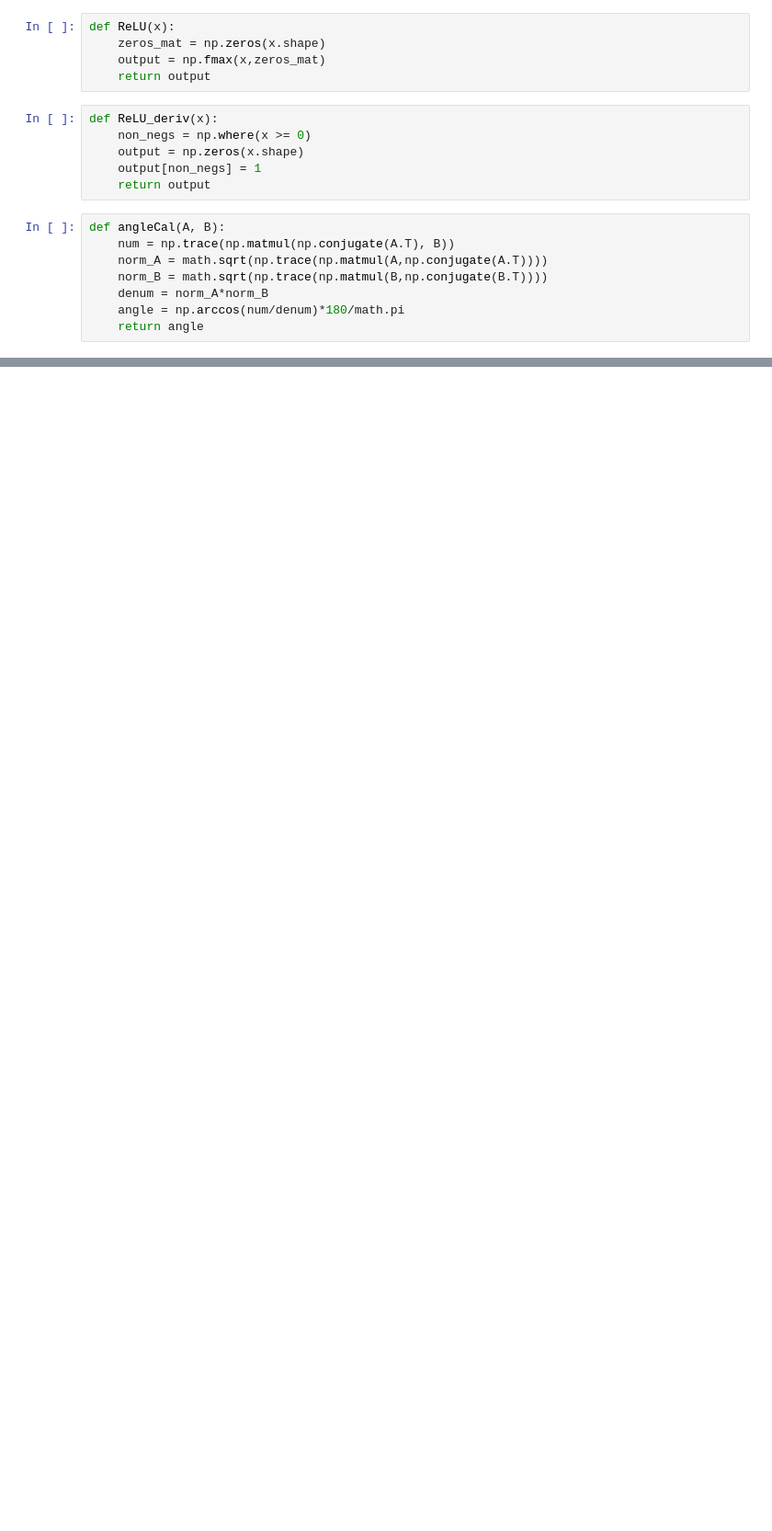
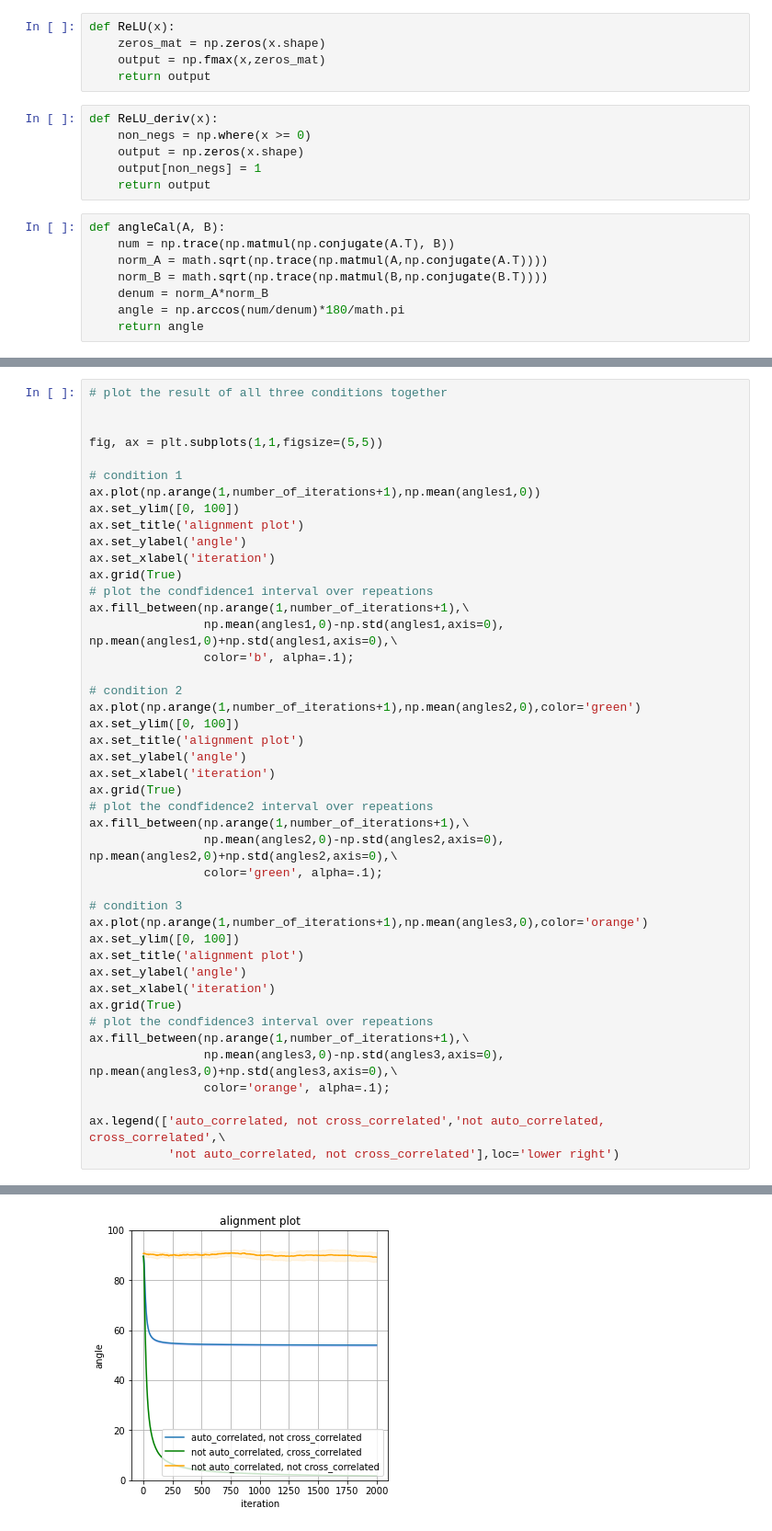
Before and after one commit to ARMINPAN/Advance-Neuroscience-FInal-Project, a Jupyter notebook: Main.ipynb, the cells around one changed output, grey strips where cells are left out. Shown at 92% size. Drawn from its saved outputs; the diff is of its cells as text; blank space fills up the shorter version.

```diff
--- a/Main.ipynb
+++ b/Main.ipynb
@@ -202,0 +227,45 @@ ax.plot(np.arange(1,number_of_iterations+1),angles1)
+# %%
+# plot the result of all three conditions together
+
+
+fig, ax = plt.subplots(1,1,figsize=(5,5))
+
+# condition 1
+ax.plot(np.arange(1,number_of_iterations+1),np.mean(angles1,0))
+ax.set_ylim([0, 100])
+ax.set_title('alignment plot')
+ax.set_ylabel('angle')
+ax.set_xlabel('iteration')
+ax.grid(True)
+# plot the condfidence1 interval over repeations
+ax.fill_between(np.arange(1,number_of_iterations+1),\
+                np.mean(angles1,0)-np.std(angles1,axis=0), np.mean(angles1,0)+np.std(angles1,axis=0),\
+                color='b', alpha=.1);
+
+# condition 2
+ax.plot(np.arange(1,number_of_iterations+1),np.mean(angles2,0),color='green')
+ax.set_ylim([0, 100])
+ax.set_title('alignment plot')
+ax.set_ylabel('angle')
+ax.set_xlabel('iteration')
+ax.grid(True)
+# plot the condfidence2 interval over repeations
+ax.fill_between(np.arange(1,number_of_iterations+1),\
+                np.mean(angles2,0)-np.std(angles2,axis=0), np.mean(angles2,0)+np.std(angles2,axis=0),\
+                color='green', alpha=.1);
+
+# condition 3
+ax.plot(np.arange(1,number_of_iterations+1),np.mean(angles3,0),color='orange')
+ax.set_ylim([0, 100])
+ax.set_title('alignment plot')
+ax.set_ylabel('angle')
+ax.set_xlabel('iteration')
+ax.grid(True)
+# plot the condfidence3 interval over repeations
+ax.fill_between(np.arange(1,number_of_iterations+1),\
+                np.mean(angles3,0)-np.std(angles3,axis=0), np.mean(angles3,0)+np.std(angles3,axis=0),\
+                color='orange', alpha=.1);
+
+ax.legend(['auto_correlated, not cross_correlated','not auto_correlated, cross_correlated',\
+           'not auto_correlated, not cross_correlated'],loc='lower right')
+# %% [output]
@@ -202,0 +273 @@ ax.plot(np.arange(1,number_of_iterations+1),angles1)
+[figure, added]
```
Also changed, not shown: parts of 12 cells of this notebook.
